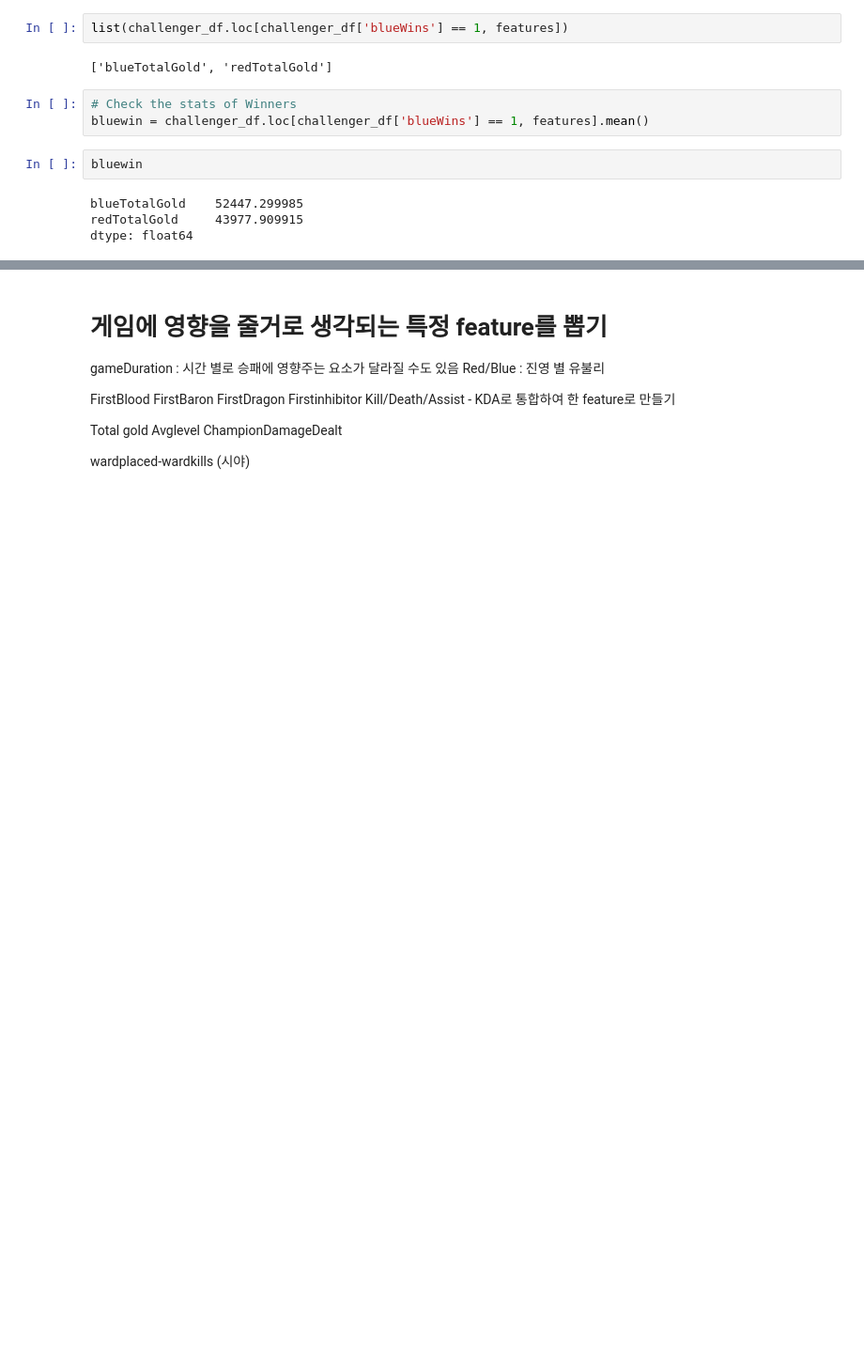
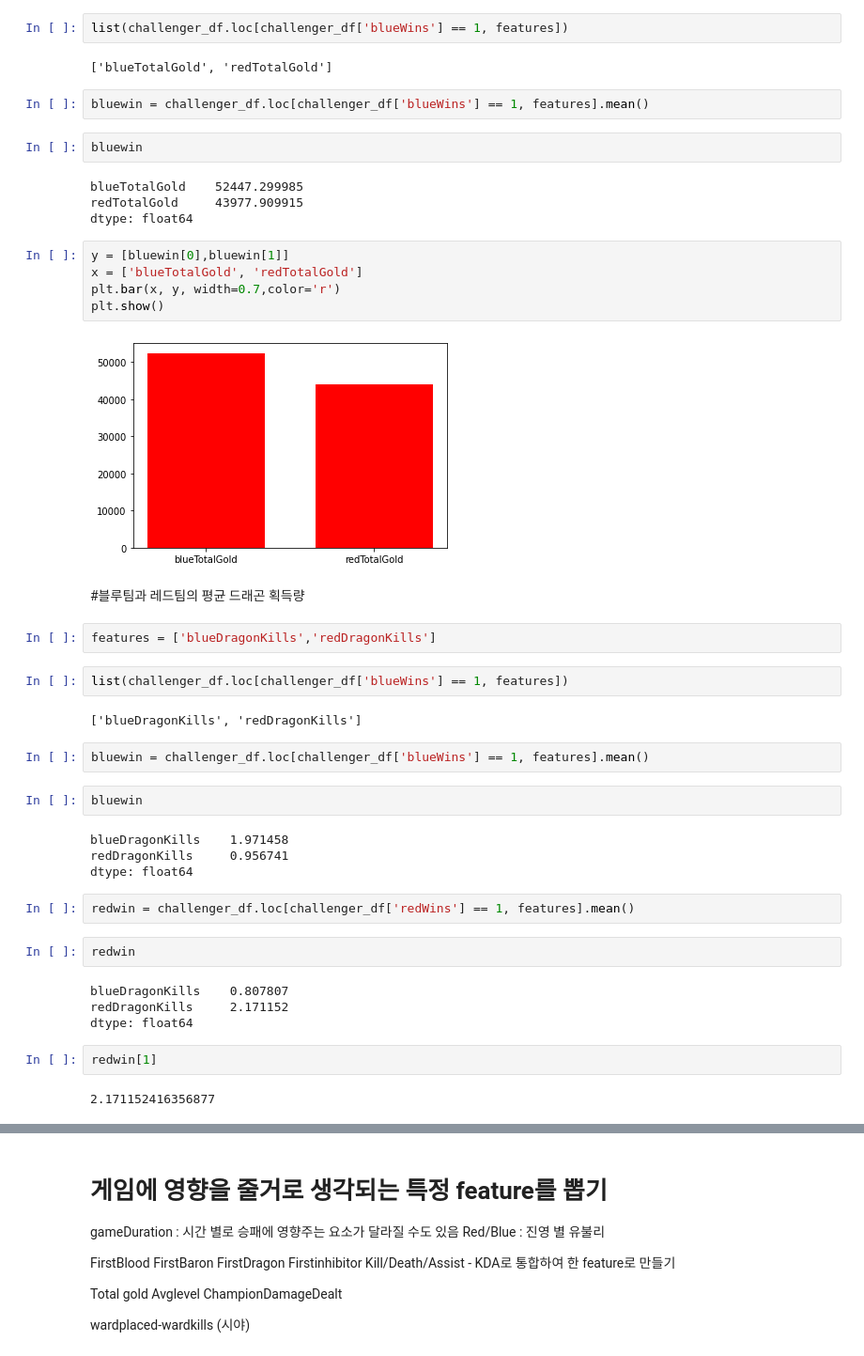
Before and after one commit to Recorder08/Recorder08.github.io, a Jupyter notebook: aix.ipynb, the cells around one changed output, grey strips where cells are left out. Shown at 94% size. Saved outputs shown, nothing was run; the diff lists cells and outputs as text; blank space fills up the shorter version.

```diff
--- a/aix.ipynb
+++ b/aix.ipynb
@@ -145,7 +146,6 @@ list(challenger_df.loc[challenger_df['blueWins'] == 1, features])
 # %% [output]
 ['blueTotalGold', 'redTotalGold']
 # %%
-# Check the stats of Winners
 bluewin = challenger_df.loc[challenger_df['blueWins'] == 1, features].mean()
 # %%
 bluewin
@@ -153,3 +153,38 @@ bluewin
 blueTotalGold    52447.299985
 redTotalGold     43977.909915
 dtype: float64
+# %%
+y = [bluewin[0],bluewin[1]]
+x = ['blueTotalGold', 'redTotalGold']
+plt.bar(x, y, width=0.7,color='r')
+plt.show()
+# %% [output]
+[figure, added]
+# %% [markdown]
+#블루팀과 레드팀의 평균 드래곤 획득량
+# %%
+features = ['blueDragonKills','redDragonKills']
+# %%
+list(challenger_df.loc[challenger_df['blueWins'] == 1, features])
+# %% [output]
+['blueDragonKills', 'redDragonKills']
+# %%
+bluewin = challenger_df.loc[challenger_df['blueWins'] == 1, features].mean()
+# %%
+bluewin
+# %% [output]
+blueDragonKills    1.971458
+redDragonKills     0.956741
+dtype: float64
+# %%
+redwin = challenger_df.loc[challenger_df['redWins'] == 1, features].mean()
+# %%
+redwin
+# %% [output]
+blueDragonKills    0.807807
+redDragonKills     2.171152
+dtype: float64
+# %%
+redwin[1]
+# %% [output]
+2.171152416356877
```
Also changed, not shown: parts of 48 cells of this notebook.
